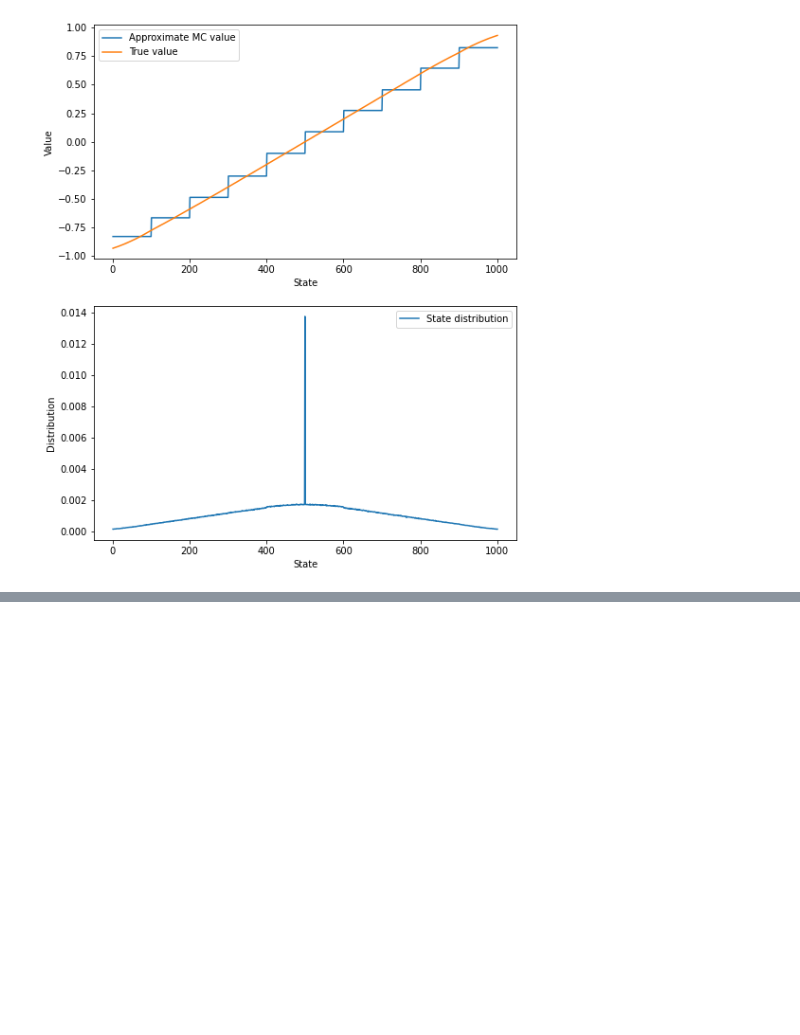
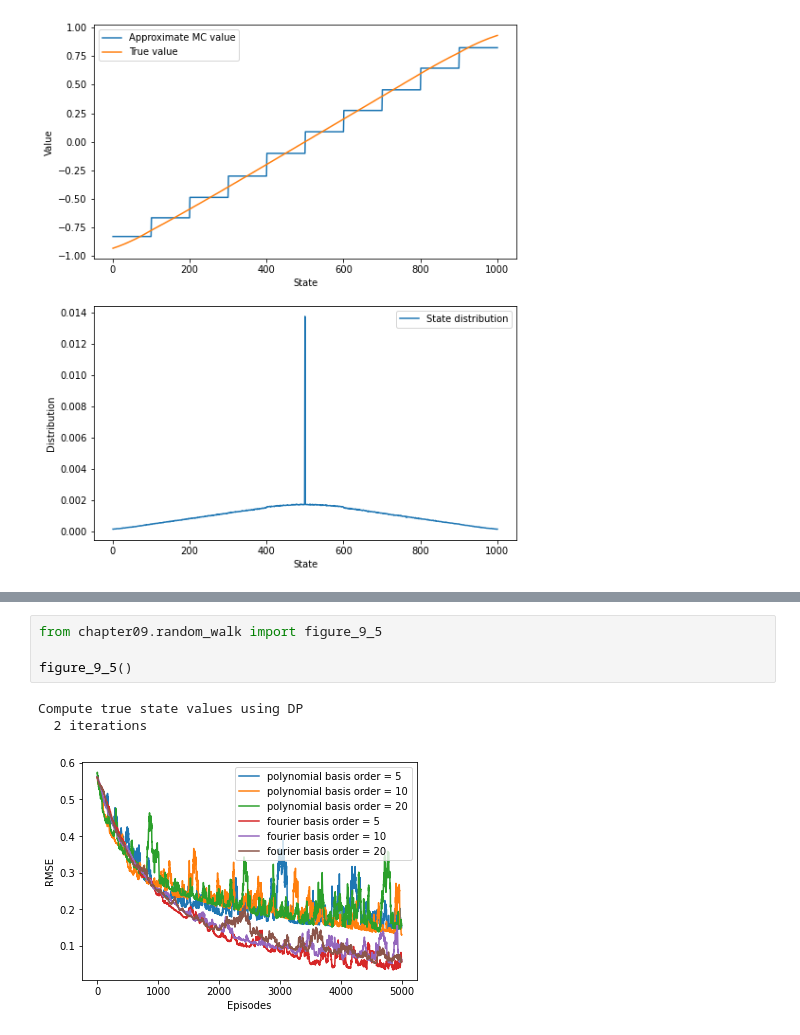
Before and after one commit to kesamet/rl-intro, a Jupyter notebook: starter.ipynb, the cells around one changed output, grey strips where cells are left out. Saved outputs shown, nothing was run; the diff lists cells and outputs as text; blank space fills up the shorter version.

```diff
--- a/starter.ipynb
+++ b/starter.ipynb
@@ -270,0 +296,8 @@ Compute state values using gradient Monte-Carlo
+# %%
+from chapter09.random_walk import figure_9_5
+
+figure_9_5()
+# %% [output]
+Compute true state values using DP
+  2 iterations
+[figure, added]
```
Also changed, not shown: parts of 2 cells of this notebook, 1 other file.
